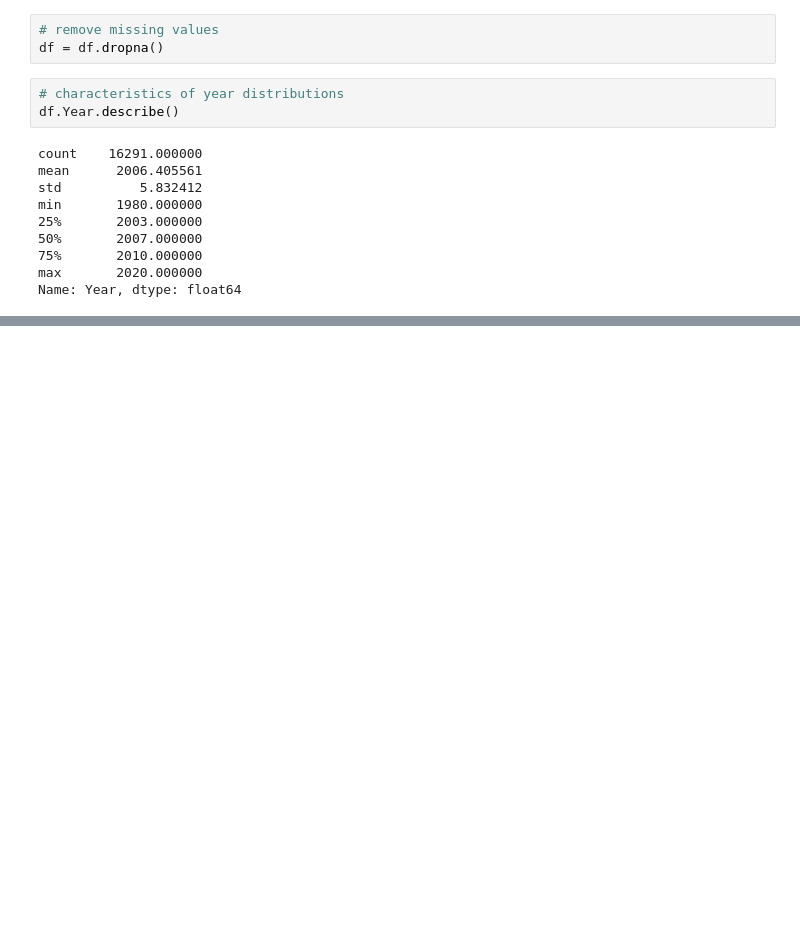
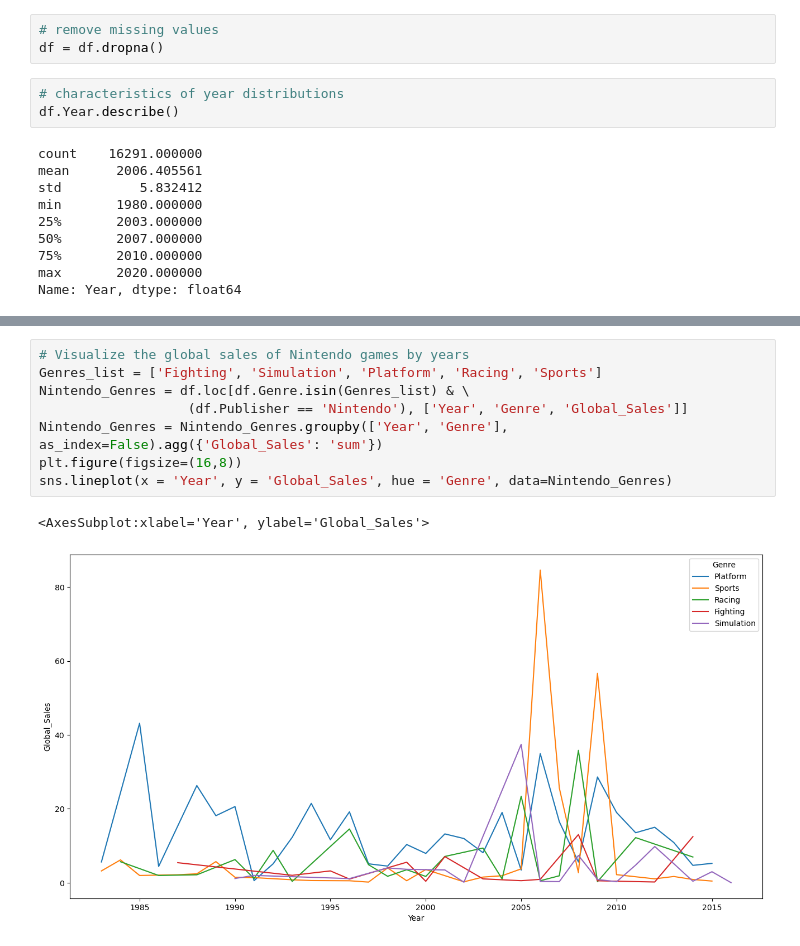
Before and after one commit to Prion84/courses, a Jupyter notebook: games/games.ipynb, the cells around one changed output, grey strips where cells are left out. Cells and saved outputs as stored; diff of their text form; blank space fills up the shorter version.

Commit message:
add: vizualization of global sales for Nintendo games

```diff
--- a/games/games.ipynb
+++ b/games/games.ipynb
@@ -164,0 +165,11 @@ sns.boxplot(data=JP_Nintendo, x='Genre', y='JP_Sales')
+# %%
+# Visualize the global sales of Nintendo games by years
+Genres_list = ['Fighting', 'Simulation', 'Platform', 'Racing', 'Sports']
+Nintendo_Genres = df.loc[df.Genre.isin(Genres_list) & \
+                   (df.Publisher == 'Nintendo'), ['Year', 'Genre', 'Global_Sales']]
+Nintendo_Genres = Nintendo_Genres.groupby(['Year', 'Genre'], as_index=False).agg({'Global_Sales': 'sum'})
+plt.figure(figsize=(16,8))
+sns.lineplot(x = 'Year', y = 'Global_Sales', hue = 'Genre', data=Nintendo_Genres)
+# %% [output]
+<AxesSubplot:xlabel='Year', ylabel='Global_Sales'>
+[figure, added]
```
Also changed, not shown: parts of 16 cells of this notebook.
